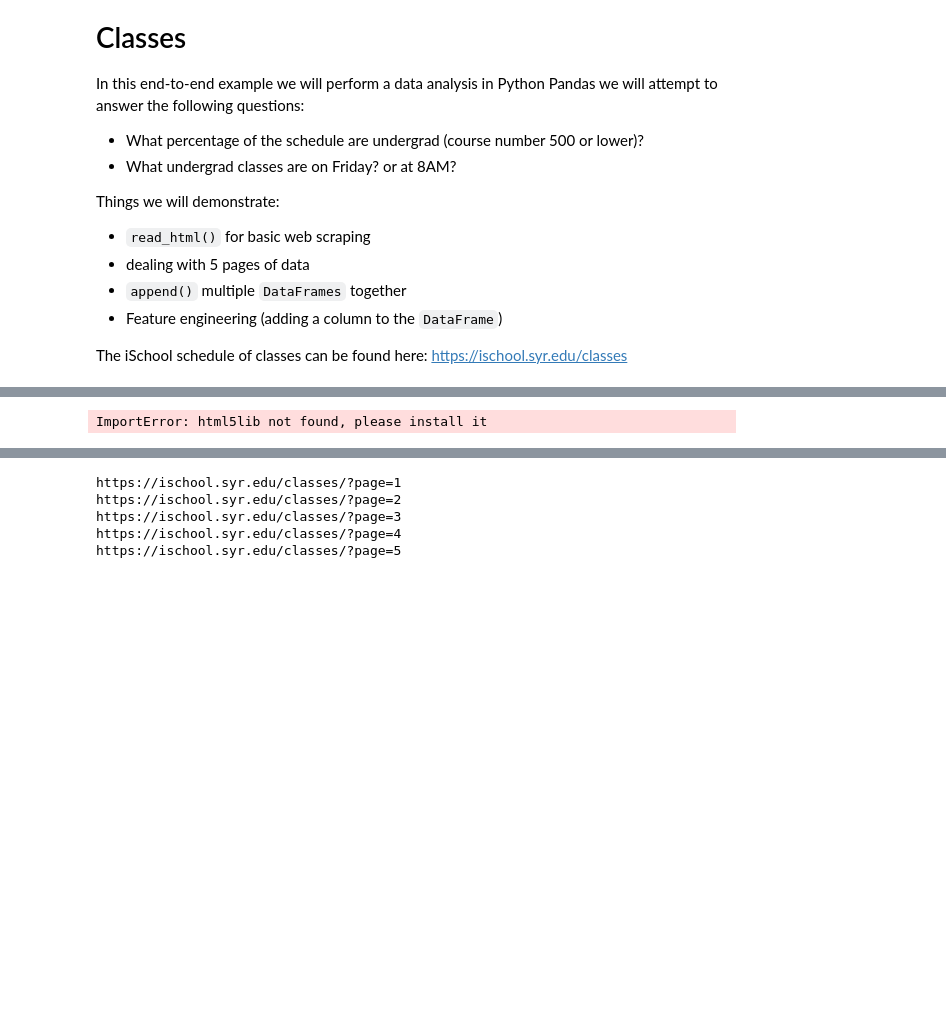
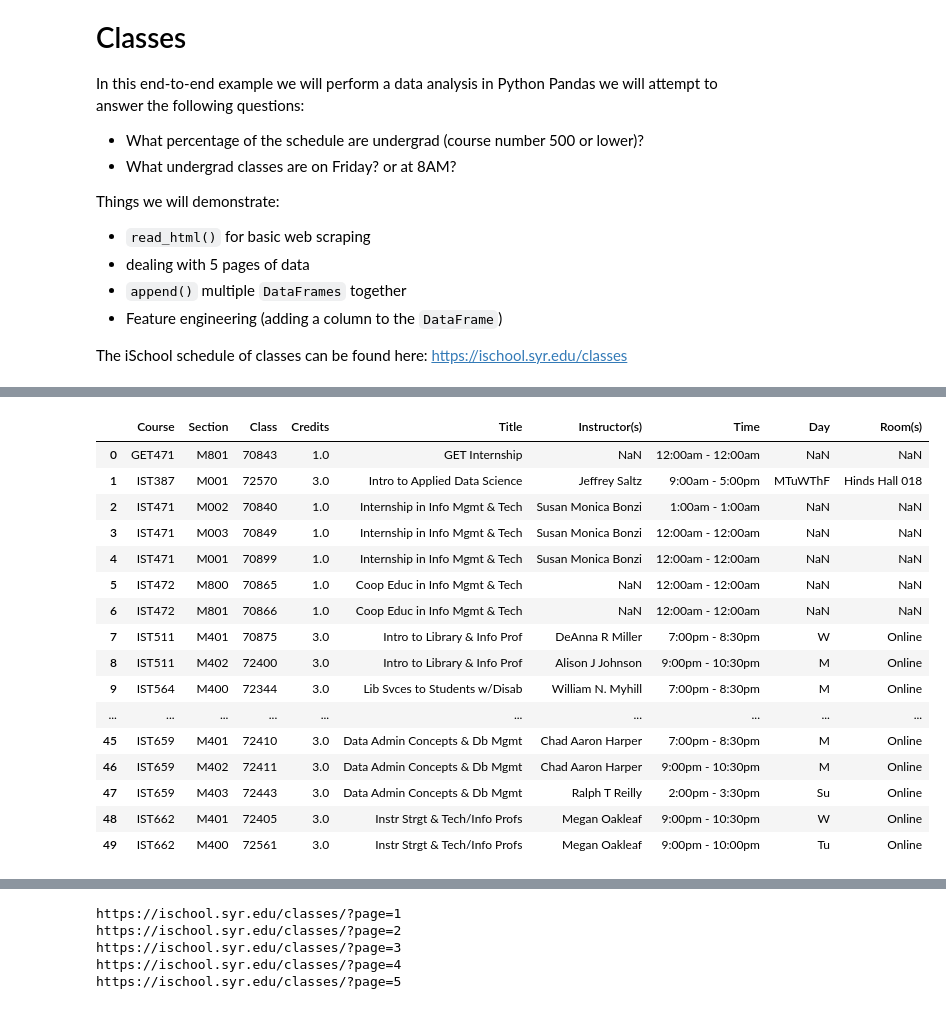
Before and after one commit to eldontsoi/Exercises, a Jupyter notebook: content/lessons/12/End-To-End-Example/ETEE-Data-Analysis-Of-iSchool-Classes.ipynb, the cells around one changed output, grey strips where cells are left out. Saved outputs shown, nothing was run; the diff lists cells and outputs as text; code cells hidden in the pictures; blank space fills up the shorter version.

```diff
--- a/content/lessons/12/End-To-End-Example/ETEE-Data-Analysis-Of-iSchool-Classes.ipynb
+++ b/content/lessons/12/End-To-End-Example/ETEE-Data-Analysis-Of-iSchool-Classes.ipynb
@@ -23,5 +112,23 @@ warnings.filterwarnings('ignore')
 # %%
+# just figure out how to get the data
 website = 'https://ischool.syr.edu/classes/'
-datalist = pd.read_html('website')
+data = pd.read_html(website)
+data[0]
 # %% [output]
-ImportError: html5lib not found, please install it
+|  | Course | Section | Class | Credits | Title | Instructor(s) | Time | Day | Room(s) |
+| 0 | GET471 | M801 | 70843 | 1.0 | GET Internship | NaN | 12:00am - 12:00am | NaN | NaN |
+| 1 | IST387 | M001 | 72570 | 3.0 | Intro to Applied Data Science | Jeffrey Saltz | 9:00am - 5:00pm | MTuWThF | Hinds Hall 018 |
+| 2 | IST471 | M002 | 70840 | 1.0 | Internship in Info Mgmt & Tech | Susan Monica Bonzi | 1:00am - 1:00am | NaN | NaN |
+| 3 | IST471 | M003 | 70849 | 1.0 | Internship in Info Mgmt & Tech | Susan Monica Bonzi | 12:00am - 12:00am | NaN | NaN |
+| 4 | IST471 | M001 | 70899 | 1.0 | Internship in Info Mgmt & Tech | Susan Monica Bonzi | 12:00am - 12:00am | NaN | NaN |
+| 5 | IST472 | M800 | 70865 | 1.0 | Coop Educ in Info Mgmt & Tech | NaN | 12:00am - 12:00am | NaN | NaN |
+| 6 | IST472 | M801 | 70866 | 1.0 | Coop Educ in Info Mgmt & Tech | NaN | 12:00am - 12:00am | NaN | NaN |
+| 7 | IST511 | M401 | 70875 | 3.0 | Intro to Library & Info Prof | DeAnna R Miller | 7:00pm - 8:30pm | W | Online |
+| 8 | IST511 | M402 | 72400 | 3.0 | Intro to Library & Info Prof | Alison J Johnson | 9:00pm - 10:30pm | M | Online |
+| 9 | IST564 | M400 | 72344 | 3.0 | Lib Svces to Students w/Disab | William N. Myhill | 7:00pm - 8:30pm | M | Online |
+| ... | ... | ... | ... | ... | ... | ... | ... | ... | ... |
+| 45 | IST659 | M401 | 72410 | 3.0 | Data Admin Concepts & Db Mgmt | Chad Aaron Harper | 7:00pm - 8:30pm | M | Online |
+| 46 | IST659 | M402 | 72411 | 3.0 | Data Admin Concepts & Db Mgmt | Chad Aaron Harper | 9:00pm - 10:30pm | M | Online |
+| 47 | IST659 | M403 | 72443 | 3.0 | Data Admin Concepts & Db Mgmt | Ralph T Reilly | 2:00pm - 3:30pm | Su | Online |
+| 48 | IST662 | M401 | 72405 | 3.0 | Instr Strgt & Tech/Info Profs | Megan Oakleaf | 9:00pm - 10:30pm | W | Online |
+| 49 | IST662 | M400 | 72561 | 3.0 | Instr Strgt & Tech/Info Profs | Megan Oakleaf | 9:00pm - 10:00pm | Tu | Online |
```
Also changed, not shown: parts of 18 cells of this notebook, 4 other files.
